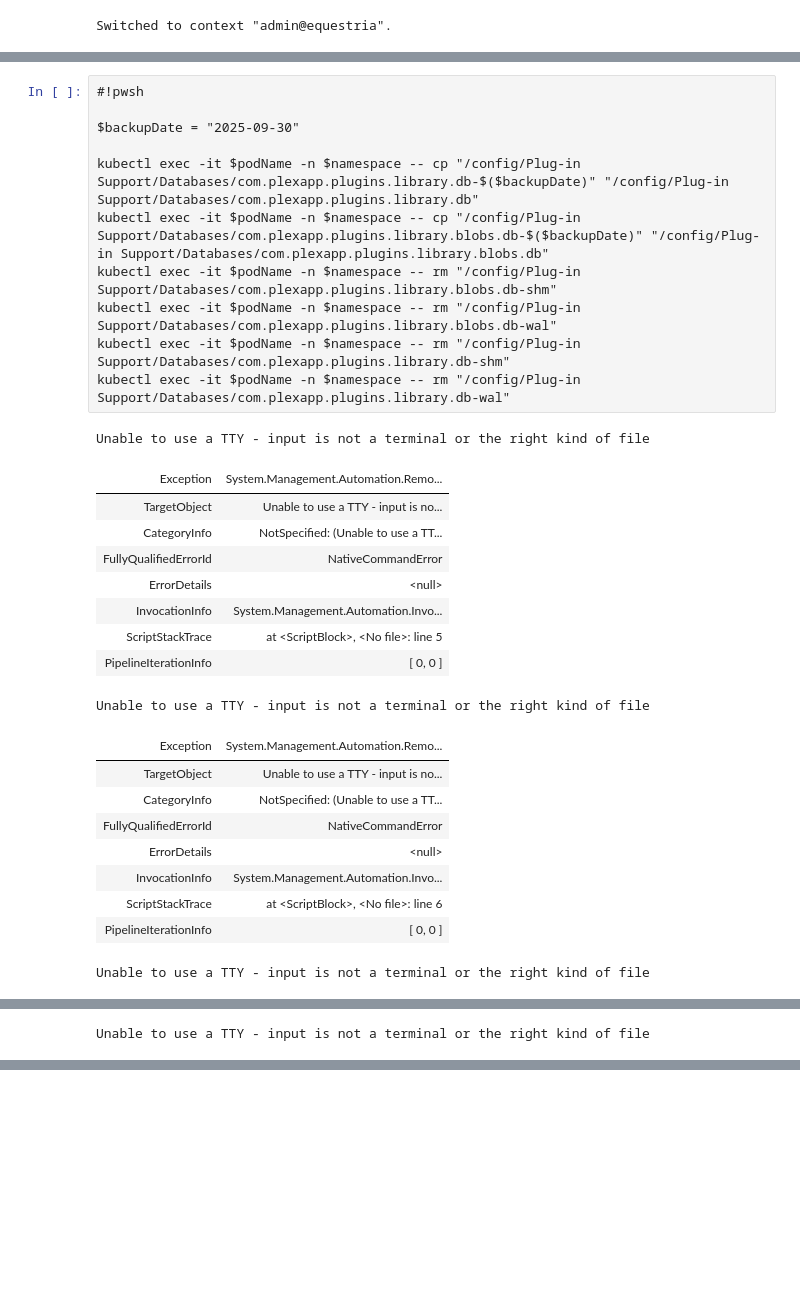
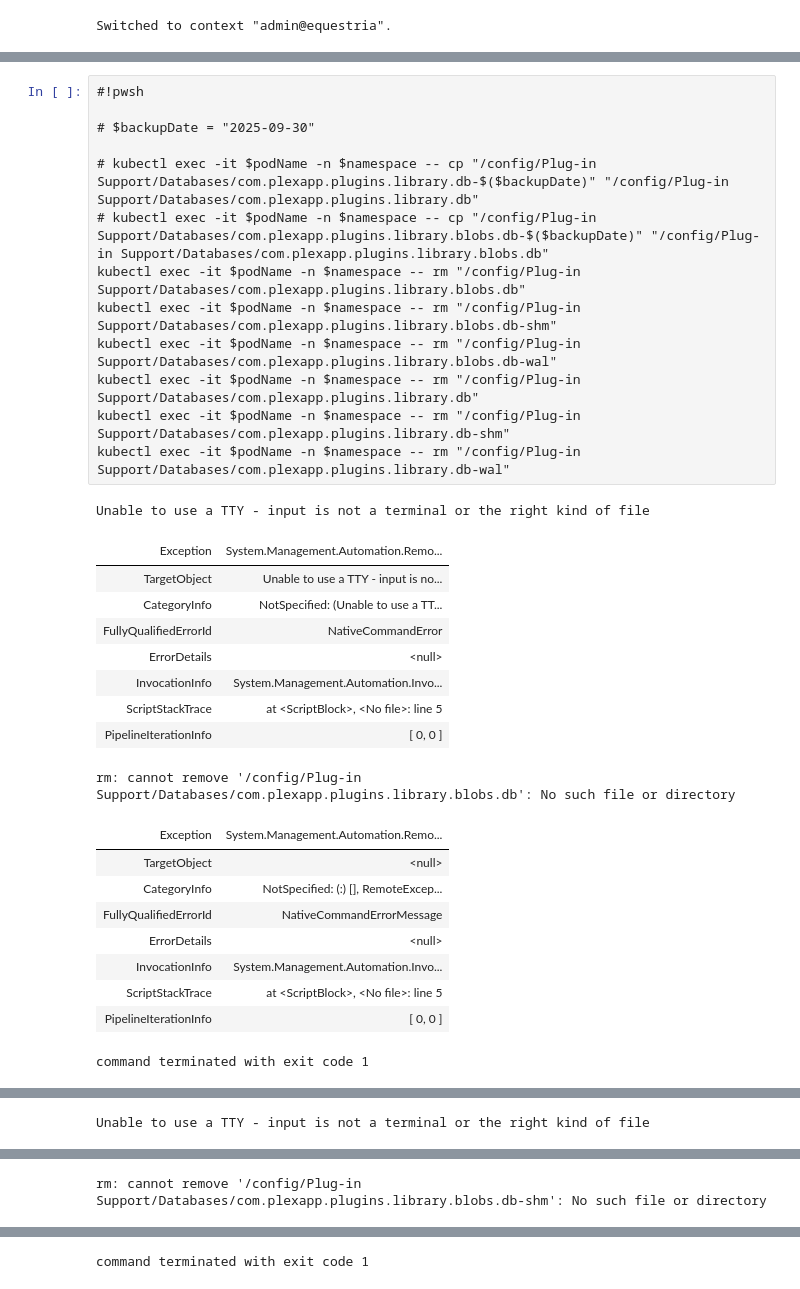
Before and after one commit to david-driscoll/home-operations, a Jupyter notebook: playbook/plex.ipynb, the cells around one changed output, grey strips where cells are left out. Cells and saved outputs as stored; diff of their text form; blank space fills up the shorter version.

```diff
--- a/playbook/plex.ipynb
+++ b/playbook/plex.ipynb
@@ -126,32 +147,34 @@ pod/plex-ccf674f6c-zz8pn condition met
 # %%
 #!pwsh
 
-$backupDate = "2025-09-30"
+# $backupDate = "2025-09-30"
 
-kubectl exec -it $podName -n $namespace -- cp "/config/Plug-in Support/Databases/com.plexapp.plugins.library.db-$($backupDate)" "/config/Plug-in Support/Databases/com.plexapp.plugins.library.db"
-kubectl exec -it $podName -n $namespace -- cp "/config/Plug-in Support/Databases/com.plexapp.plugins.library.blobs.db-$($backupDate)" "/config/Plug-in Support/Databases/com.plexapp.plugins.library.blobs.db"
+# kubectl exec -it $podName -n $namespace -- cp "/config/Plug-in Support/Databases/com.plexapp.plugins.library.db-$($backupDate)" "/config/Plug-in Support/Databases/com.plexapp.plugins.library.db"
+# kubectl exec -it $podName -n $namespace -- cp "/config/Plug-in Support/Databases/com.plexapp.plugins.library.blobs.db-$($backupDate)" "/config/Plug-in Support/Databases/com.plexapp.plugins.library.blobs.db"
+kubectl exec -it $podName -n $namespace -- rm "/config/Plug-in Support/Databases/com.plexapp.plugins.library.blobs.db"
 kubectl exec -it $podName -n $namespace -- rm "/config/Plug-in Support/Databases/com.plexapp.plugins.library.blobs.db-shm"
 kubectl exec -it $podName -n $namespace -- rm "/config/Plug-in Support/Databases/com.plexapp.plugins.library.blobs.db-wal"
+kubectl exec -it $podName -n $namespace -- rm "/config/Plug-in Support/Databases/com.plexapp.plugins.library.db"
 kubectl exec -it $podName -n $namespace -- rm "/config/Plug-in Support/Databases/com.plexapp.plugins.library.db-shm"
 kubectl exec -it $podName -n $namespace -- rm "/config/Plug-in Support/Databases/com.plexapp.plugins.library.db-wal"
 # %% [output]
 Unable to use a TTY - input is not a terminal or the right kind of file
 | Exception | System.Management.Automation.Remo... |
 | TargetObject | Unable to use a TTY - input is no... |
 | CategoryInfo | NotSpecified: (Unable to use a TT... |
 | FullyQualifiedErrorId | NativeCommandError |
 | ErrorDetails | <null> |
 | InvocationInfo | System.Management.Automation.Invo... |
 | ScriptStackTrace | at <ScriptBlock>, <No file>: line 5 |
 | PipelineIterationInfo | [ 0, 0 ] |
-Unable to use a TTY - input is not a terminal or the right kind of file
+rm: cannot remove '/config/Plug-in Support/Databases/com.plexapp.plugins.library.blobs.db': No such file or directory
 | Exception | System.Management.Automation.Remo... |
-| TargetObject | Unable to use a TTY - input is no... |
-| CategoryInfo | NotSpecified: (Unable to use a TT... |
-| FullyQualifiedErrorId | NativeCommandError |
+| TargetObject | <null> |
+| CategoryInfo | NotSpecified: (:) [], RemoteExcep... |
+| FullyQualifiedErrorId | NativeCommandErrorMessage |
 | ErrorDetails | <null> |
 | InvocationInfo | System.Management.Automation.Invo... |
-| ScriptStackTrace | at <ScriptBlock>, <No file>: line 6 |
+| ScriptStackTrace | at <ScriptBlock>, <No file>: line 5 |
 | PipelineIterationInfo | [ 0, 0 ] |
-Unable to use a TTY - input is not a terminal or the right kind of file
+command terminated with exit code 1
 | Exception | System.Management.Automation.Remo... |
@@ -173 +196,2 @@ Unable to use a TTY - input is not a terminal or the right kind of file
 | PipelineIterationInfo | [ 0, 0 ] |
+rm: cannot remove '/config/Plug-in Support/Databases/com.plexapp.plugins.library.blobs.db-shm': No such file or directory
@@ -173,0 +206 @@ Unable to use a TTY - input is not a terminal or the right kind of file
+command terminated with exit code 1
```
Also changed, not shown: parts of 7 cells of this notebook, 16 other files.
